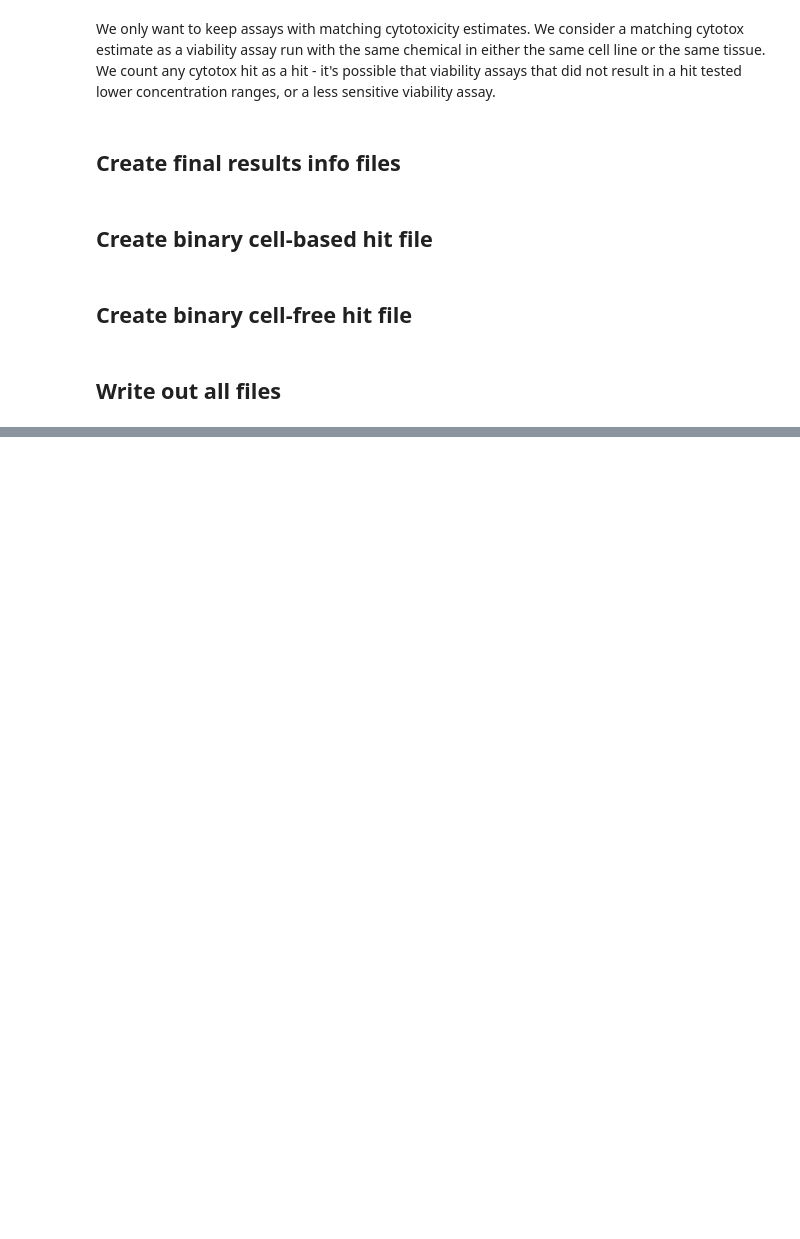
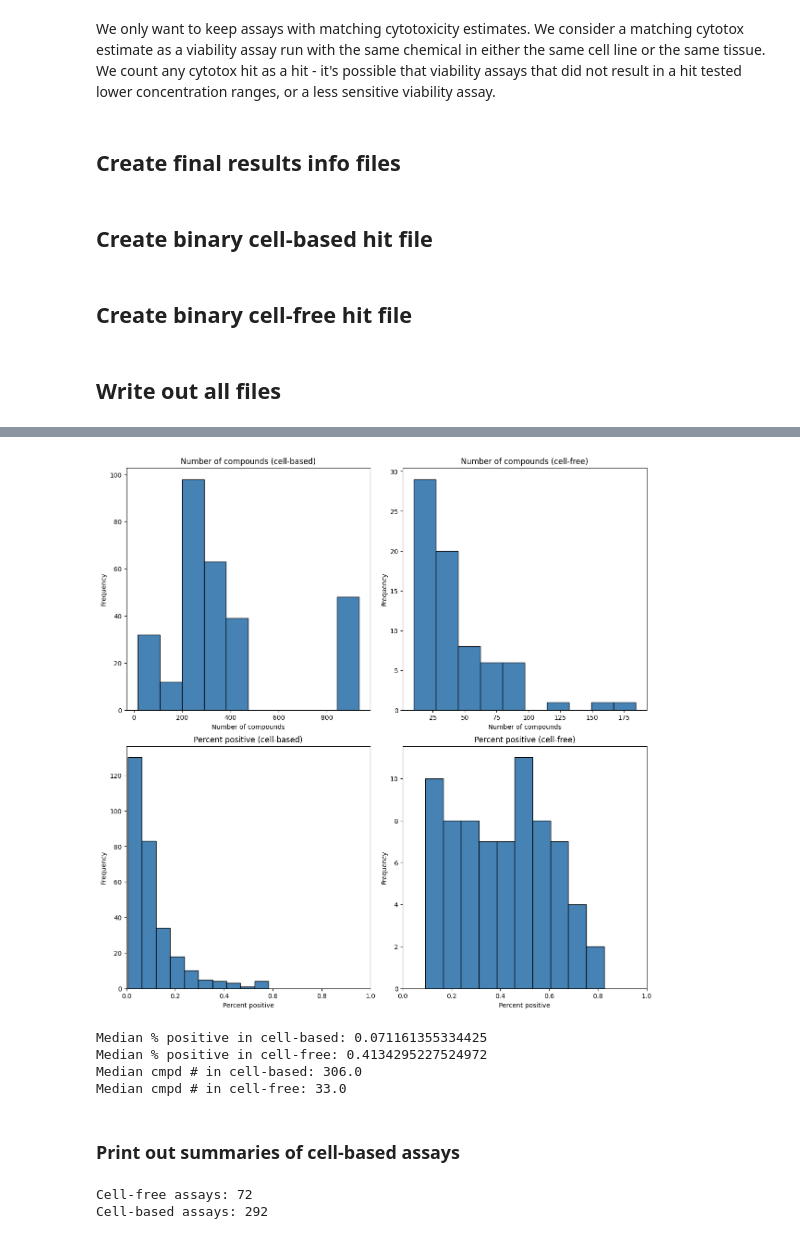
Before and after one commit to jessica-ewald/2024_09_09_Axiom_OASIS, a Jupyter notebook: 0_prepare_data/3B_extract_invitrodb.ipynb, the cells around one changed output, grey strips where cells are left out. Drawn from its saved outputs; the diff is of its cells as text; code cells hidden in the pictures; blank space fills up the shorter version.

Commit message:
summarize toxcast assays

```diff
--- a/0_prepare_data/3B_extract_invitrodb.ipynb
+++ b/0_prepare_data/3B_extract_invitrodb.ipynb
@@ -420,0 +419,6 @@ cellfree_results.filter(pl.col("assay_component_endpoint_name").is_in(cellfree_a
+# %%
+cell_info = pl.read_parquet("../1_snakemake/inputs/annotations/toxcast_cellbased_info.parquet")
+cellfree_info = pl.read_parquet("../1_snakemake/inputs/annotations/toxcast_cellfree_info.parquet")
+
+cell_binary = pl.read_parquet("../1_snakemake/inputs/annotations/toxcast_cellbased_binary.parquet")
+cellfree_binary = pl.read_parquet("../1_snakemake/inputs/annotations/toxcast_cellfree_binary.parquet")
@@ -420,0 +461,4 @@ cellfree_results.filter(pl.col("assay_component_endpoint_name").is_in(cellfree_a
+# %%
+# plot stats
+cell_stats = cell_stats.with_columns(pl.lit("cell_based").alias("assay_type"))
+cellfree_stats = cellfree_stats.with_columns(pl.lit("cell_free").alias("assay_type"))
@@ -420,0 +478,41 @@ cellfree_results.filter(pl.col("assay_component_endpoint_name").is_in(cellfree_a
+# %%
+import matplotlib.pyplot as plt
+
+fig, axes = plt.subplots(2, 2, figsize=(12, 12), constrained_layout=True)
+
+axes[0, 0].hist(cell_stats["Total"], bins=10, color="steelblue", edgecolor="black")
+axes[0, 0].set_title("Number of compounds (cell-based)")
+axes[0, 0].set_xlabel("Number of compounds")
+axes[0, 0].set_ylabel("Frequency")
+
+axes[0, 1].hist(cellfree_stats["Total"], bins=10, color="steelblue", edgecolor="black")
+axes[0, 1].set_title("Number of compounds (cell-free)")
+axes[0, 1].set_xlabel("Number of compounds")
+axes[0, 1].set_ylabel("Frequency")
+
+axes[1, 0].hist(cell_stats["Percent_positive"], bins=10, color="steelblue", edgecolor="black")
+axes[1, 0].set_title("Percent positive (cell-based)")
+axes[1, 0].set_xlabel("Percent positive")
+axes[1, 0].set_ylabel("Frequency")
+axes[1, 0].set_xlim(0, 1)
+
+axes[1, 1].hist(cellfree_stats["Percent_positive"], bins=10, color="steelblue", edgecolor="black")
+axes[1, 1].set_title("Percent positive (cell-free)")
+axes[1, 1].set_xlabel("Percent positive")
+axes[1, 1].set_ylabel("Frequency")
+axes[1, 1].set_xlim(0, 1)
+
+plt.show()
+# %% [output]
+[figure, added]
+# %%
+print(f"Median % positive in cell-based: {str(cell_stats.select(pl.col('Percent_positive').median()).item())}")
+print(f"Median % positive in cell-free: {str(cellfree_stats.select(pl.col('Percent_positive').median()).item())}")
+
+print(f"Median cmpd # in cell-based: {str(cell_stats.select(pl.col('Total').median()).item())}")
+print(f"Median cmpd # in cell-free: {str(cellfree_stats.select(pl.col('Total').median()).item())}")
+# %% [output]
+Median % positive in cell-based: 0.071161355334425
+Median % positive in cell-free: 0.4134295227524972
+Median cmpd # in cell-based: 306.0
+Median cmpd # in cell-free: 33.0
@@ -420,0 +539,8 @@ cellfree_results.filter(pl.col("assay_component_endpoint_name").is_in(cellfree_a
+# %% [markdown]
+### Print out summaries of cell-based assays
+# %%
+print(f"Cell-free assays: {str(cellfree_info.shape[0])}")
+print(f"Cell-based assays: {str(cell_info.shape[0])}")
+# %% [output]
+Cell-free assays: 72
+Cell-based assays: 292
```
Also changed, not shown: parts of 20 cells of this notebook.
